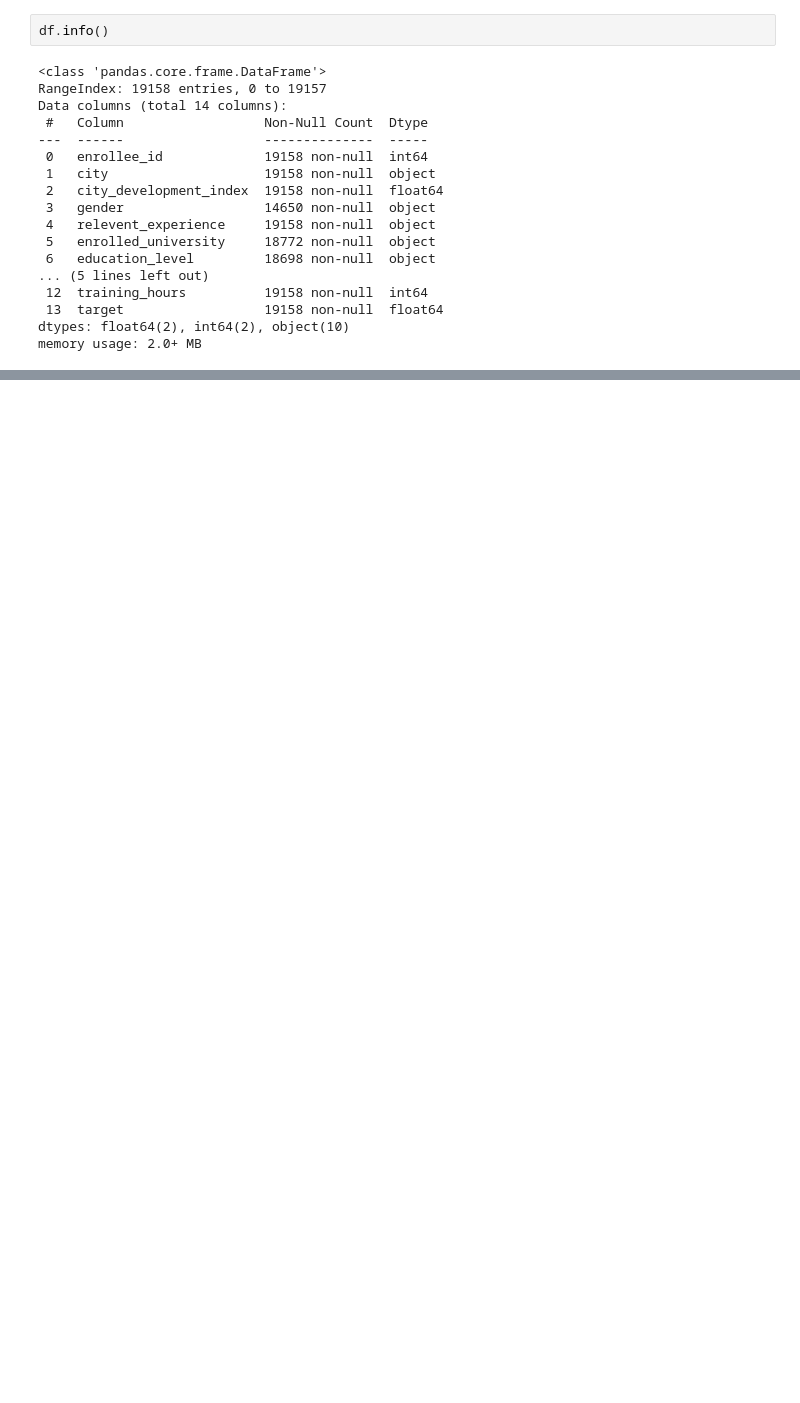
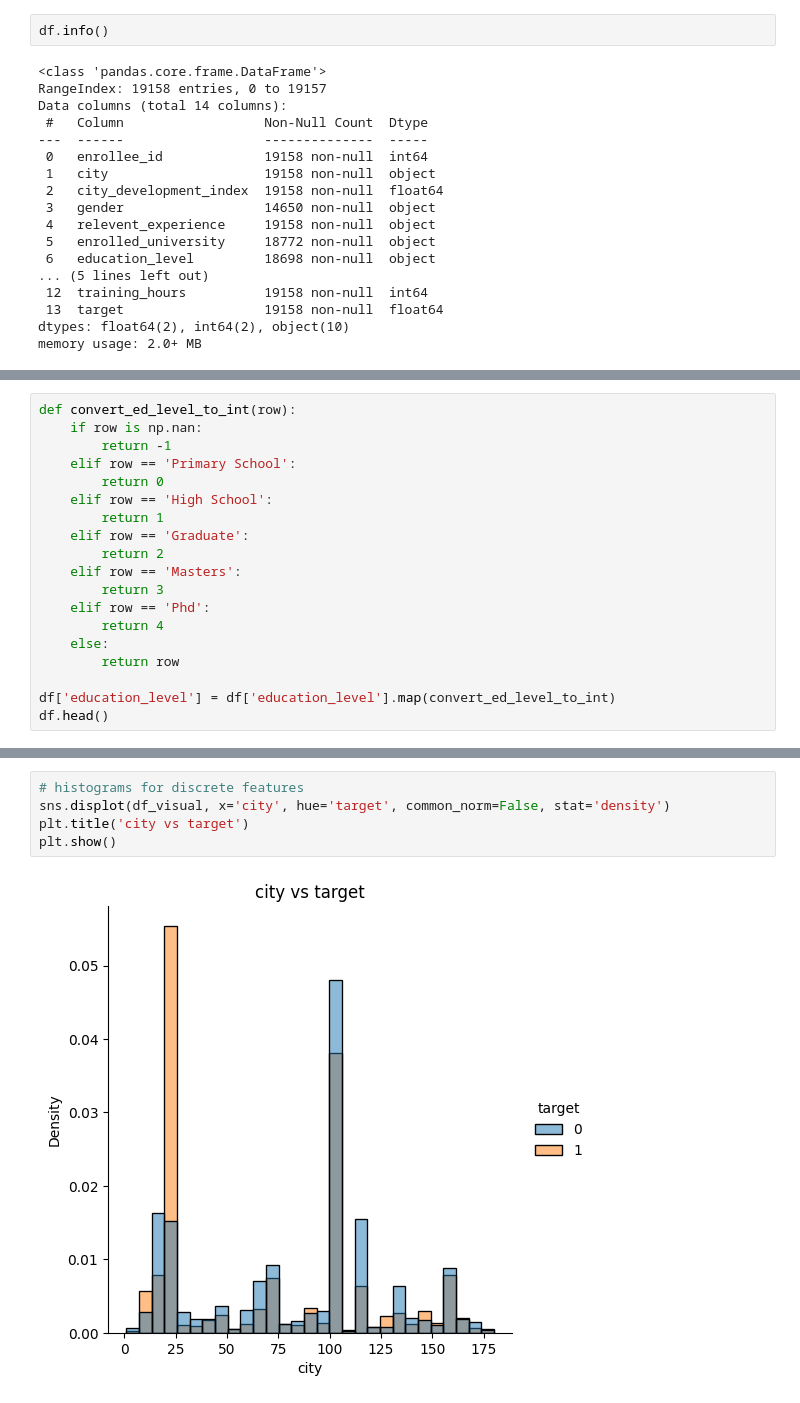
Before and after one commit to rubenIng93/xtream-ai-assignment, a Jupyter notebook: exploratory-analysis.ipynb, the cells around one changed output, grey strips where cells are left out. Cells and saved outputs as stored; diff of their text form; blank space fills up the shorter version.

```diff
--- a/exploratory-analysis.ipynb
+++ b/exploratory-analysis.ipynb
@@ -63,0 +198,19 @@ plt.show()
+# %%
+def convert_ed_level_to_int(row):
+    if row is np.nan:
+        return -1
+    elif row == 'Primary School':
+        return 0
+    elif row == 'High School':
+        return 1
+    elif row == 'Graduate':
+        return 2
+    elif row == 'Masters':
+        return 3
+    elif row == 'Phd':
+        return 4
+    else:
+        return row
+
+df['education_level'] = df['education_level'].map(convert_ed_level_to_int)
+df.head()
@@ -63,0 +443,7 @@ plt.show()
+# %%
+# histograms for discrete features
+sns.displot(df_visual, x='city', hue='target', common_norm=False, stat='density')
+plt.title('city vs target')
+plt.show()
+# %% [output]
+[figure, added]
```
Also changed, not shown: parts of 72 cells of this notebook, 5 other files.
